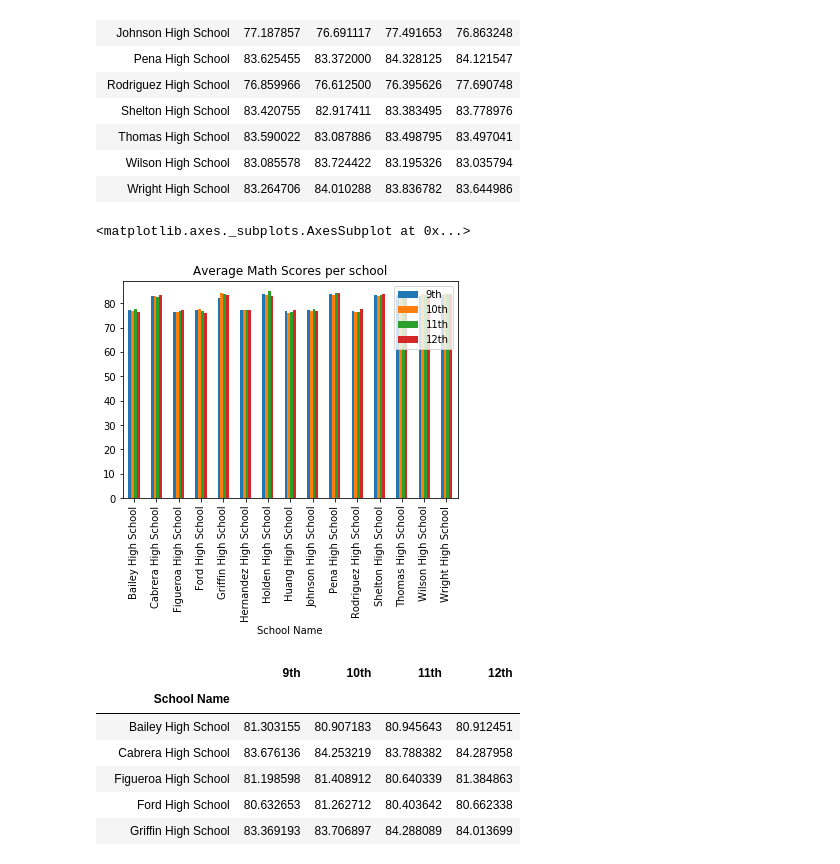
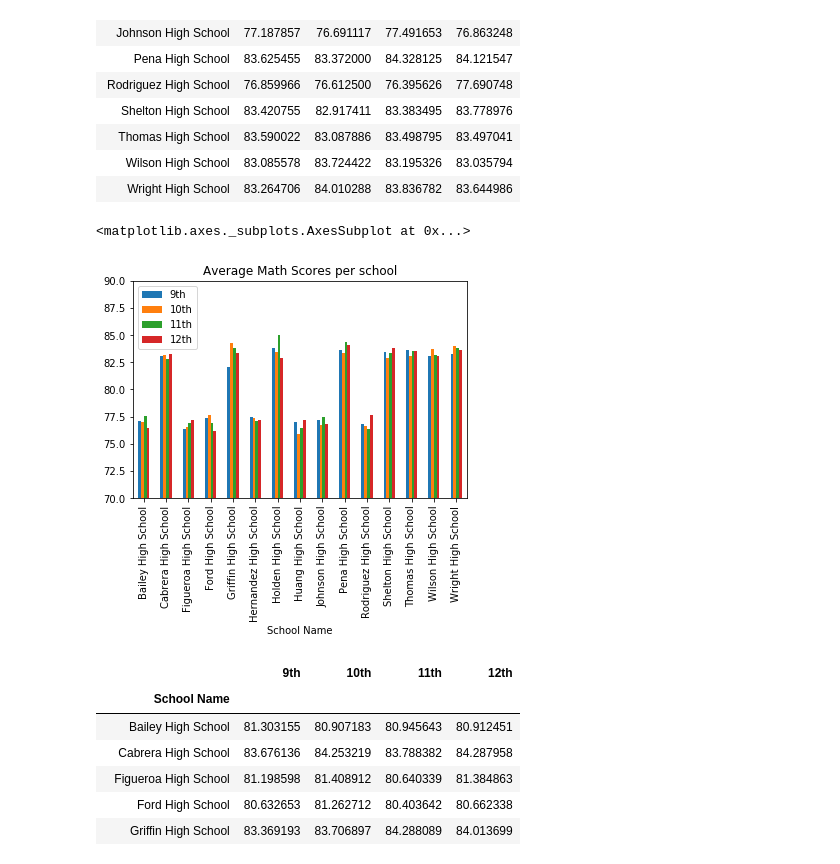
Before and after one commit to camiloibanez/School-Performance, a Jupyter notebook: PyCitySchools/PySchools.ipynb, the cells around one changed output. Saved outputs shown, nothing was run; the diff lists cells and outputs as text; code cells hidden in the pictures.

Commit message:
added ylims

```diff
--- a/PyCitySchools/PySchools.ipynb
+++ b/PyCitySchools/PySchools.ipynb
@@ -336,10 +334,10 @@ Math_Scores_by_Grade_df
 | Wilson High School | 83.085578 | 83.724422 | 83.195326 | 83.035794 |
 | Wright High School | 83.264706 | 84.010288 | 83.836782 | 83.644986 |
 # %%
-Math_Scores_by_Grade_df.plot(kind="bar", title="Average Math Scores per school")
+Math_Scores_by_Grade_df.plot(kind="bar", title="Average Math Scores per school", ylim=(70, 90))
 # %% [output]
 <matplotlib.axes._subplots.AxesSubplot at 0x...>
-[figure, old version]
+[figure, new version]
 # %%
 # Calculate average reading scores for grade 9
 # Make a copy of students_df
```
Also changed, not shown: parts of 6 cells of this notebook.
